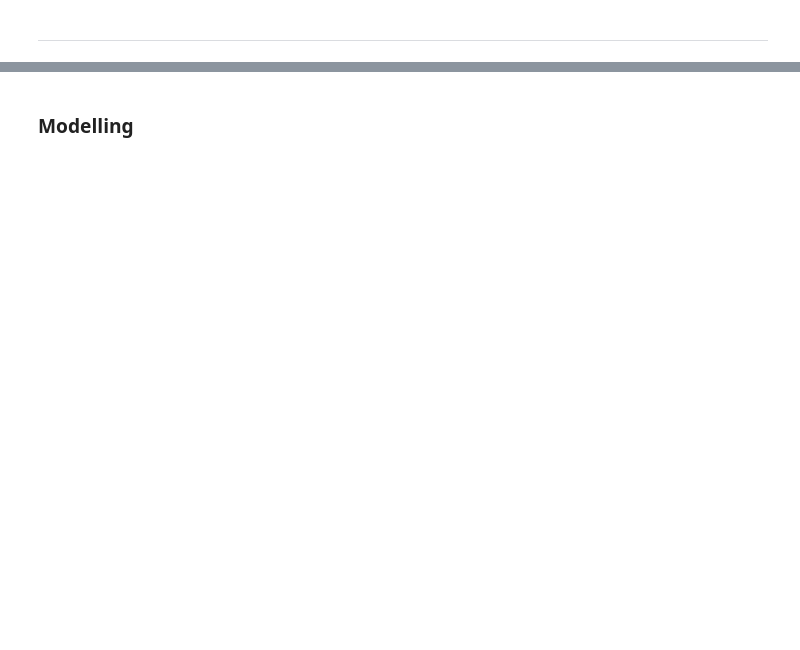
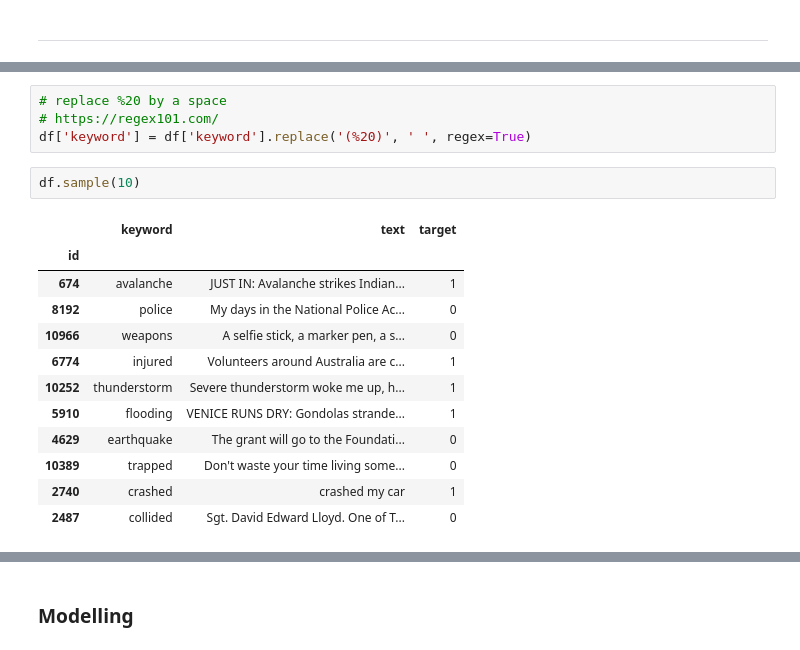
Before and after one commit to osama-sidahmed/Disaster_tweet_Sentiment_analysis, a Jupyter notebook: Disaster_tweet_Sentiment_analysis.ipynb, the cells around one changed output, grey strips where cells are left out. Drawn from its saved outputs; the diff is of its cells as text; blank space fills up the shorter version.

```diff
--- a/Disaster_tweet_Sentiment_analysis.ipynb
+++ b/Disaster_tweet_Sentiment_analysis.ipynb
@@ -331,0 +414,19 @@ The removal of these characters if any will done in the preprocessing phase, for
+# %%
+# replace %20 by a space
+# https://regex101.com/
+df['keyword'] = df['keyword'].replace('(%20)', ' ', regex=True)
+# %%
+df.sample(10)
+# %% [output]
+|  | keyword | text | target |
+| id |  |  |  |
+| 674 | avalanche | JUST IN: Avalanche strikes Indian... | 1 |
+| 8192 | police | My days in the National Police Ac... | 0 |
+| 10966 | weapons | A selfie stick, a marker pen, a s... | 0 |
+| 6774 | injured | Volunteers around Australia are c... | 1 |
+| 10252 | thunderstorm | Severe thunderstorm woke me up, h... | 1 |
+| 5910 | flooding | VENICE RUNS DRY: Gondolas strande... | 1 |
+| 4629 | earthquake | The grant will go to the Foundati... | 0 |
+| 10389 | trapped | Don't waste your time living some... | 0 |
+| 2740 | crashed | crashed my car | 1 |
+| 2487 | collided | Sgt. David Edward Lloyd. One of T... | 0 |
```
Also changed, not shown: parts of 72 cells of this notebook.
